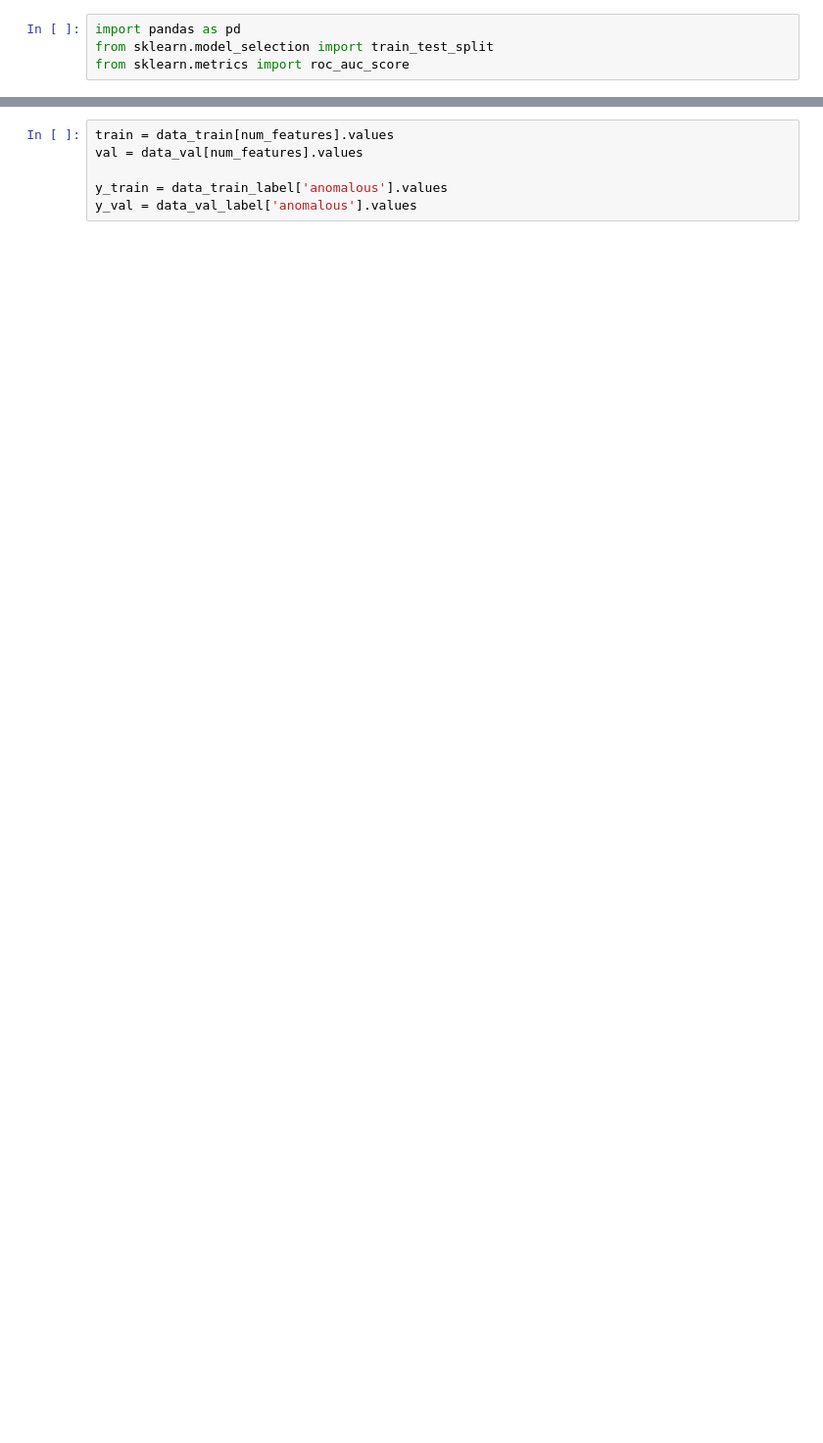
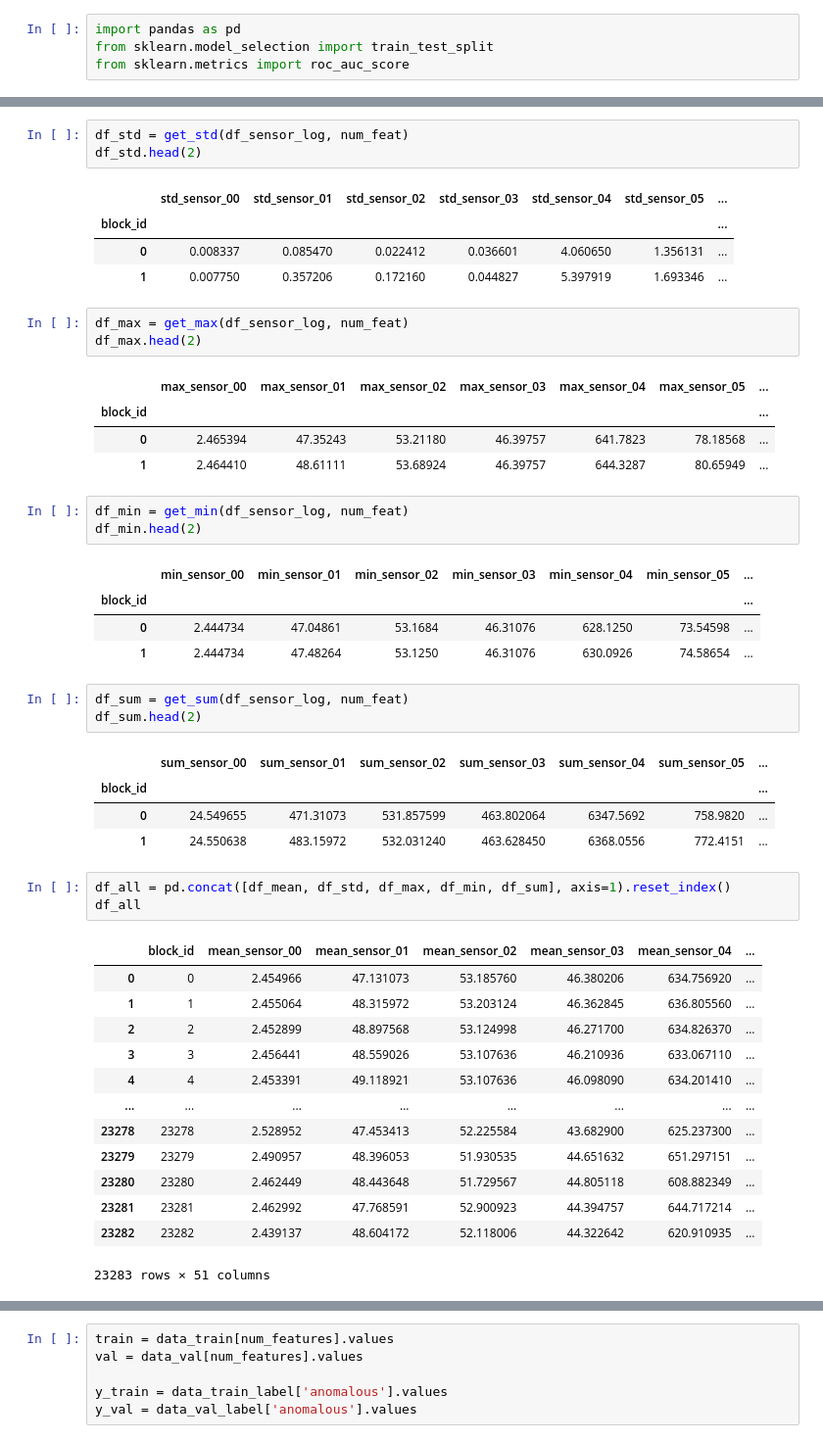
Before and after one commit to ngodoannghia/daicc, a Jupyter notebook: notebook/create_feature_ml.ipynb, the cells around one changed output, grey strips where cells are left out. Shown at 98% size. Cells and saved outputs as stored; diff of their text form; blank space fills up the shorter version.

```diff
--- a/notebook/create_feature_ml.ipynb
+++ b/notebook/create_feature_ml.ipynb
@@ -75,0 +95,49 @@ feat_all = denoise(feat_all)
+# %%
+df_std = get_std(df_sensor_log, num_feat)
+df_std.head(2)
+# %% [output]
+|  | std_sensor_00 | std_sensor_01 | std_sensor_02 | std_sensor_03 | std_sensor_04 | std_sensor_05 | ... |
+| block_id |  |  |  |  |  |  | ... |
+| 0 | 0.008337 | 0.085470 | 0.022412 | 0.036601 | 4.060650 | 1.356131 | ... |
+| 1 | 0.007750 | 0.357206 | 0.172160 | 0.044827 | 5.397919 | 1.693346 | ... |
+# %%
+df_max = get_max(df_sensor_log, num_feat)
+df_max.head(2)
+# %% [output]
+|  | max_sensor_00 | max_sensor_01 | max_sensor_02 | max_sensor_03 | max_sensor_04 | max_sensor_05 | ... |
+| block_id |  |  |  |  |  |  | ... |
+| 0 | 2.465394 | 47.35243 | 53.21180 | 46.39757 | 641.7823 | 78.18568 | ... |
+| 1 | 2.464410 | 48.61111 | 53.68924 | 46.39757 | 644.3287 | 80.65949 | ... |
+# %%
+df_min = get_min(df_sensor_log, num_feat)
+df_min.head(2)
+# %% [output]
+|  | min_sensor_00 | min_sensor_01 | min_sensor_02 | min_sensor_03 | min_sensor_04 | min_sensor_05 | ... |
+| block_id |  |  |  |  |  |  | ... |
+| 0 | 2.444734 | 47.04861 | 53.1684 | 46.31076 | 628.1250 | 73.54598 | ... |
+| 1 | 2.444734 | 47.48264 | 53.1250 | 46.31076 | 630.0926 | 74.58654 | ... |
+# %%
+df_sum = get_sum(df_sensor_log, num_feat)
+df_sum.head(2)
+# %% [output]
+|  | sum_sensor_00 | sum_sensor_01 | sum_sensor_02 | sum_sensor_03 | sum_sensor_04 | sum_sensor_05 | ... |
+| block_id |  |  |  |  |  |  | ... |
+| 0 | 24.549655 | 471.31073 | 531.857599 | 463.802064 | 6347.5692 | 758.9820 | ... |
+| 1 | 24.550638 | 483.15972 | 532.031240 | 463.628450 | 6368.0556 | 772.4151 | ... |
+# %%
+df_all = pd.concat([df_mean, df_std, df_max, df_min, df_sum], axis=1).reset_index()
+df_all
+# %% [output]
+|  | block_id | mean_sensor_00 | mean_sensor_01 | mean_sensor_02 | mean_sensor_03 | mean_sensor_04 | ... |
+| 0 | 0 | 2.454966 | 47.131073 | 53.185760 | 46.380206 | 634.756920 | ... |
+| 1 | 1 | 2.455064 | 48.315972 | 53.203124 | 46.362845 | 636.805560 | ... |
+| 2 | 2 | 2.452899 | 48.897568 | 53.124998 | 46.271700 | 634.826370 | ... |
+| 3 | 3 | 2.456441 | 48.559026 | 53.107636 | 46.210936 | 633.067110 | ... |
+| 4 | 4 | 2.453391 | 49.118921 | 53.107636 | 46.098090 | 634.201410 | ... |
+| ... | ... | ... | ... | ... | ... | ... | ... |
+| 23278 | 23278 | 2.528952 | 47.453413 | 52.225584 | 43.682900 | 625.237300 | ... |
+| 23279 | 23279 | 2.490957 | 48.396053 | 51.930535 | 44.651632 | 651.297151 | ... |
+| 23280 | 23280 | 2.462449 | 48.443648 | 51.729567 | 44.805118 | 608.882349 | ... |
+| 23281 | 23281 | 2.462992 | 47.768591 | 52.900923 | 44.394757 | 644.717214 | ... |
+| 23282 | 23282 | 2.439137 | 48.604172 | 52.118006 | 44.322642 | 620.910935 | ... |
+23283 rows × 51 columns
```
Also changed, not shown: parts of 51 cells of this notebook, 12 other files.
